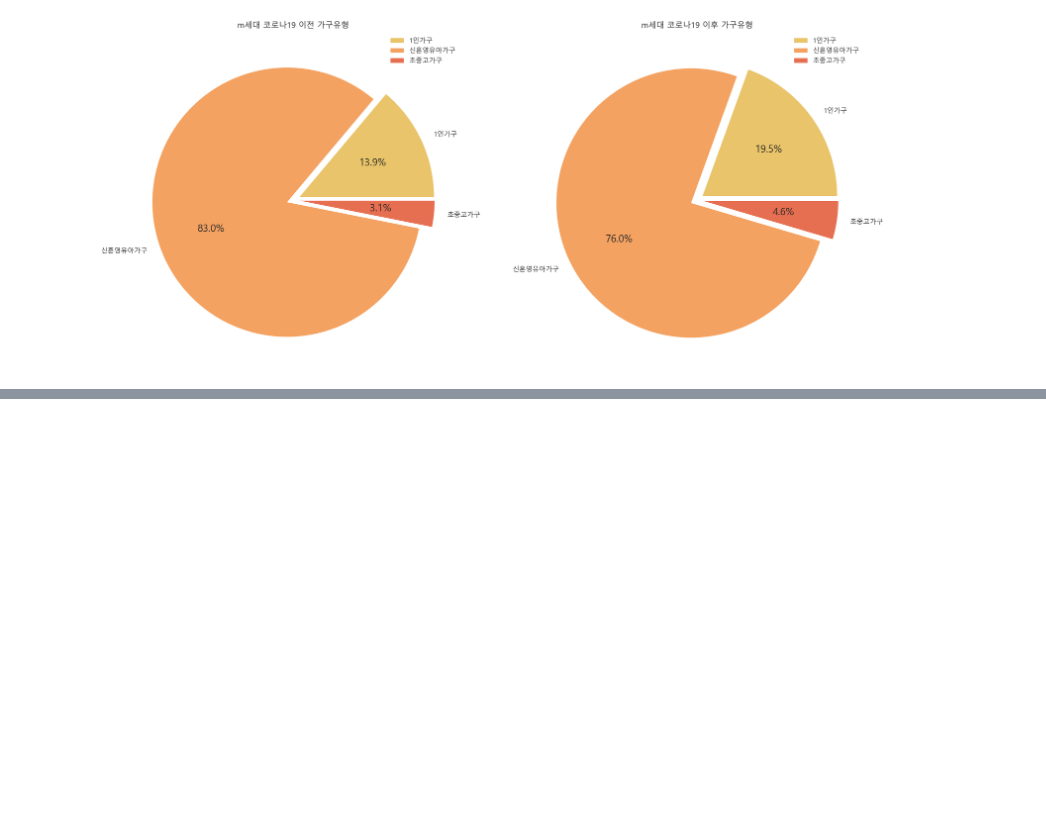
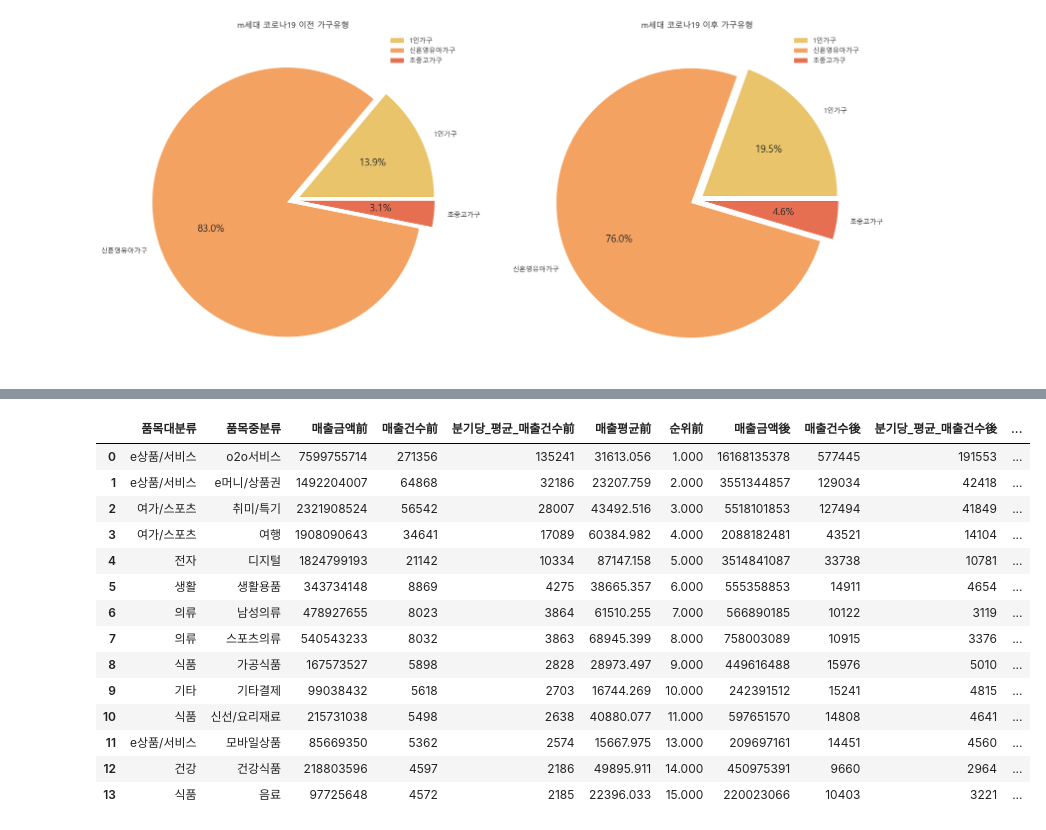
Before and after one commit to sjj995/sjjjjjjj, a Jupyter notebook: bccard3.ipynb, the cells around one changed output, grey strips where cells are left out. Cells and saved outputs as stored; diff of their text form; code cells hidden in the pictures; blank space fills up the shorter version.

```diff
--- a/bccard3.ipynb
+++ b/bccard3.ipynb
@@ -835,0 +943,17 @@ ax2.legend(llist)
+# %%
+# z 세대 남성 2019년 상위 15개 품목 매출건수
+bc_20_2019 = bc_20[(bc_20['기준년월']==201903) | (bc_20['기준년월']==201909)]
+m_bc_20_2019 = bc_20_2019[bc_20_2019['성별']==0]
+m_bc_20_2019.drop(['기준년월'],axis=1,inplace=True)
+
+m_bc_20_2019['분기당_평균_매출건수'] = (m_bc_20_2019['매출건수'] / 2).astype('int64')
+m_bc_20_2019_total = m_bc_20_2019.groupby(['품목대분류명','품목중분류명'])['매출금액','매출건수','분기당_평균_매출건수'].sum().reset_index()
+m_bc_20_2019_avg = m_bc_20_2019.groupby(['품목대분류명','품목중분류명'])['매출평균'].mean().reset_index()
+
+m_bc_20_2019_consume = pd.merge(m_bc_20_2019_total,m_bc_20_2019_avg)
+
+m_bc_20_z_2019 = m_bc_20_2019_consume.sort_values(by=['분기당_평균_매출건수','매출건수','매출금액','매출평균'],ascending=False).head(15)
+
+m_bc_20_z_2019['매출순위'] = m_bc_20_z_2019['분기당_평균_매출건수'].rank(method='min',ascending=False)
+
+m_bc_20_z_2019
@@ -835,0 +977,15 @@ ax2.legend(llist)
+# %%
+# z세대 남성 2020,21년도 품목별 매출건수 상위 top 15
+bc_20_2021 = bc_20[(bc_20['기준년월']==202003) | (bc_20['기준년월']==202009) | (bc_20['기준년월']==202103)]
+m_bc_20_2021 = bc_20_2021[bc_20_2021['성별']==0]
+m_bc_20_2021.drop(['기준년월'],axis=1,inplace=True)
+
+m_bc_20_2021['분기당_평균_매출건수'] = (m_bc_20_2021['매출건수'] / 3).astype('int64')
+m_bc_20_2021_total = m_bc_20_2021.groupby(['품목대분류명','품목중분류명'])['매출금액','매출건수','분기당_평균_매출건수'].sum().reset_index()
+m_bc_20_2021_avg = m_bc_20_2021.groupby(['품목대분류명','품목중분류명'])['매출평균'].mean().reset_index()
+
+m_bc_20_2021_consume = pd.merge(m_bc_20_2021_total,m_bc_20_2021_avg)
+m_bc_20_z_2021 = m_bc_20_2021_consume.sort_values(by=['분기당_평균_매출건수','매출건수','매출금액','매출평균'],ascending=False).head(15)
+
+m_bc_20_z_2021['매출순위'] = m_bc_20_z_2021['분기당_평균_매출건수'].rank(method='min',ascending=False)
+m_bc_20_z_2021
@@ -835,0 +1009,24 @@ ax2.legend(llist)
+# %%
+# z세대 남성 코로나 전과 후의 구매 매출건수별 변동순위 합친 데이터프레임 구성
+zm_bc20_cov_mz = pd.merge(m_bc_20_z_2019,m_bc_20_z_2021,how='inner',on='품목중분류명')
+zm_bc20_cov_mz.drop(['품목대분류명_y'],axis=1,inplace=True)
+zm_bc20_cov_mz.columns = ['품목대분류','품목중분류','매출금액前','매출건수前','분기당_평균_매출건수前','매출평균前','순위前','매출금액後','매출건수後','분기당_평균_매출건수後','매출평균後','순위後']
+
+zm_bc20_cov_mz['변동순위'] = zm_bc20_cov_mz['순위前'] - zm_bc20_cov_mz['순위後']
+zm_bc20_cov_mz
+# %% [output]
+|  | 품목대분류 | 품목중분류 | 매출금액前 | 매출건수前 | 분기당_평균_매출건수前 | 매출평균前 | 순위前 | 매출금액後 | 매출건수後 | 분기당_평균_매출건수後 | ... |
+| 0 | e상품/서비스 | o2o서비스 | 7599755714 | 271356 | 135241 | 31613.056 | 1.000 | 16168135378 | 577445 | 191553 | ... |
+| 1 | e상품/서비스 | e머니/상품권 | 1492204007 | 64868 | 32186 | 23207.759 | 2.000 | 3551344857 | 129034 | 42418 | ... |
+| 2 | 여가/스포츠 | 취미/특기 | 2321908524 | 56542 | 28007 | 43492.516 | 3.000 | 5518101853 | 127494 | 41849 | ... |
+| 3 | 여가/스포츠 | 여행 | 1908090643 | 34641 | 17089 | 60384.982 | 4.000 | 2088182481 | 43521 | 14104 | ... |
+| 4 | 전자 | 디지털 | 1824799193 | 21142 | 10334 | 87147.158 | 5.000 | 3514841087 | 33738 | 10781 | ... |
+| 5 | 생활 | 생활용품 | 343734148 | 8869 | 4275 | 38665.357 | 6.000 | 555358853 | 14911 | 4654 | ... |
+| 6 | 의류 | 남성의류 | 478927655 | 8023 | 3864 | 61510.255 | 7.000 | 566890185 | 10122 | 3119 | ... |
+| 7 | 의류 | 스포츠의류 | 540543233 | 8032 | 3863 | 68945.399 | 8.000 | 758003089 | 10915 | 3376 | ... |
+| 8 | 식품 | 가공식품 | 167573527 | 5898 | 2828 | 28973.497 | 9.000 | 449616488 | 15976 | 5010 | ... |
+| 9 | 기타 | 기타결제 | 99038432 | 5618 | 2703 | 16744.269 | 10.000 | 242391512 | 15241 | 4815 | ... |
+| 10 | 식품 | 신선/요리재료 | 215731038 | 5498 | 2638 | 40880.077 | 11.000 | 597651570 | 14808 | 4641 | ... |
+| 11 | e상품/서비스 | 모바일상품 | 85669350 | 5362 | 2574 | 15667.975 | 13.000 | 209697161 | 14451 | 4560 | ... |
+| 12 | 건강 | 건강식품 | 218803596 | 4597 | 2186 | 49895.911 | 14.000 | 450975391 | 9660 | 2964 | ... |
+| 13 | 식품 | 음료 | 97725648 | 4572 | 2185 | 22396.033 | 15.000 | 220023066 | 10403 | 3221 | ... |
```
Also changed, not shown: parts of 13 cells of this notebook.
